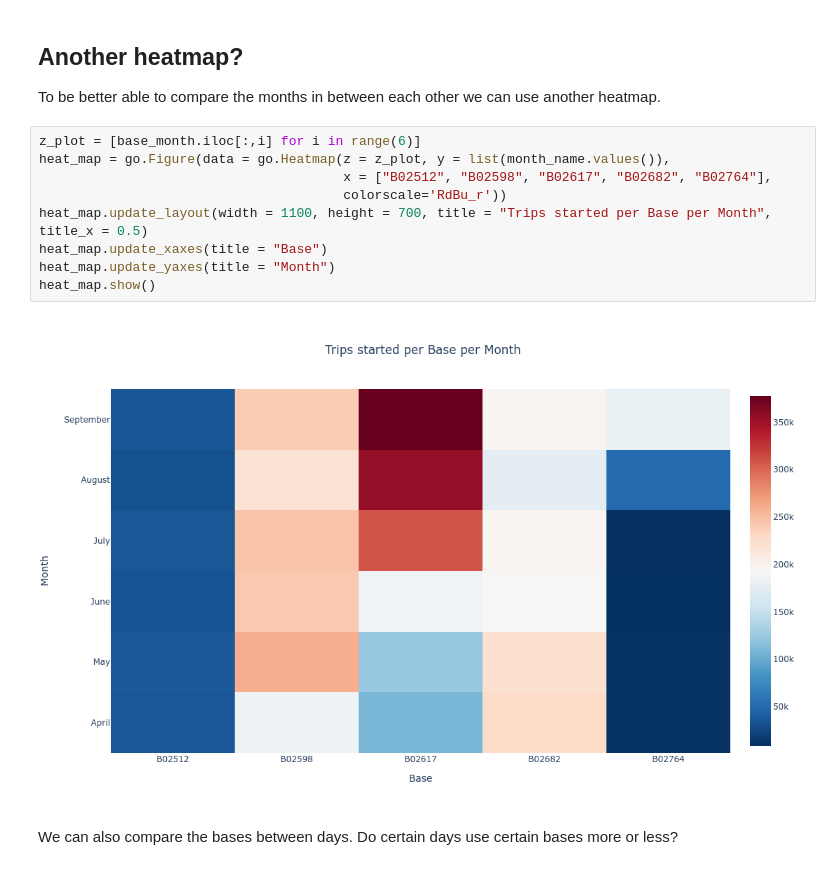
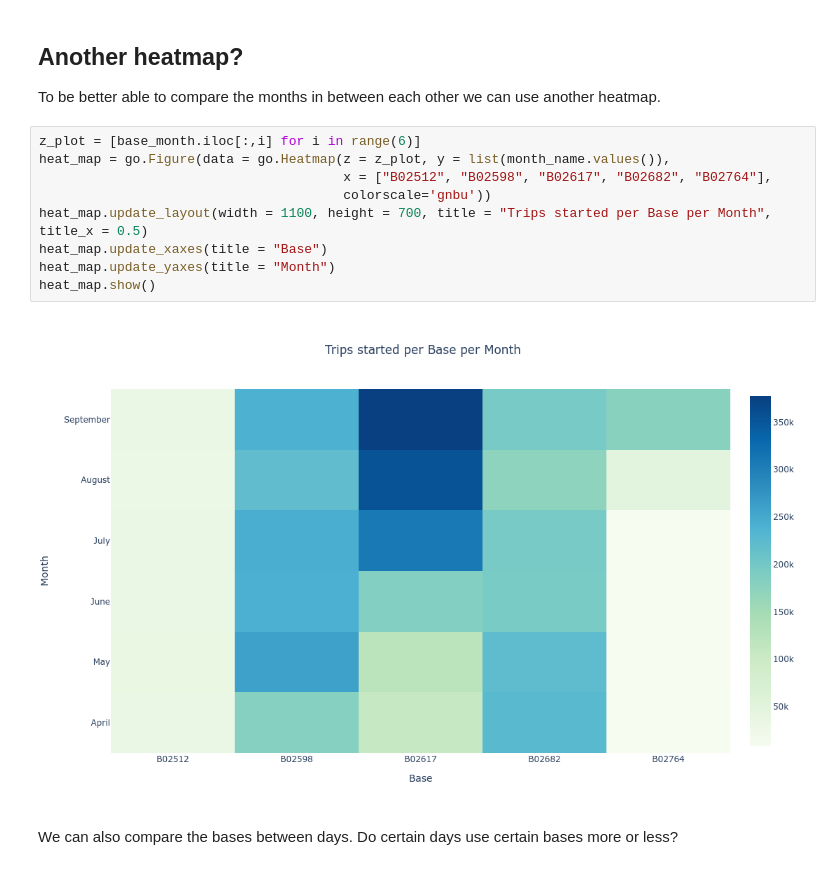
Before and after one commit to FabianBong/Uber-Pick-Ups-In-New-York, a Jupyter notebook: Code/Uber.ipynb, the cells around one changed output. Saved outputs shown, nothing was run; the diff lists cells and outputs as text.

Commit message:
Fixed colors.

```diff
--- a/Code/Uber.ipynb
+++ b/Code/Uber.ipynb
@@ -256,14 +256,14 @@ To be better able to compare the months in between each other we can use another
 # %%
 z_plot = [base_month.iloc[:,i] for i in range(6)]
 heat_map = go.Figure(data = go.Heatmap(z = z_plot, y = list(month_name.values()),
                                        x = ["B02512", "B02598", "B02617", "B02682", "B02764"],
-                                       colorscale='RdBu_r'))
+                                       colorscale='gnbu'))
 heat_map.update_layout(width = 1100, height = 700, title = "Trips started per Base per Month", title_x = 0.5)
 heat_map.update_xaxes(title = "Base")
 heat_map.update_yaxes(title = "Month")
 heat_map.show()
 # %% [output]
-[figure, old version]
+[figure, new version]
 # %% [markdown]
 We can also compare the bases between days. Do certain days use certain bases more or less?
 # %%
```
Also changed, not shown: parts of 2 cells of this notebook.
